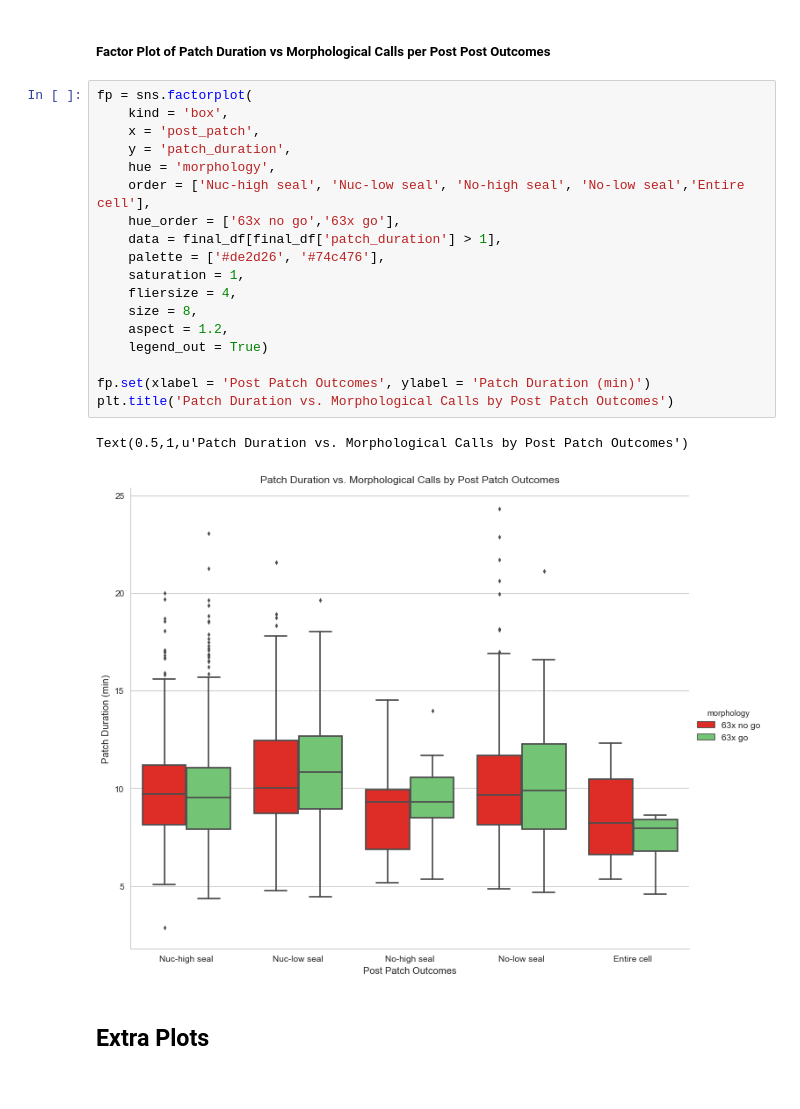
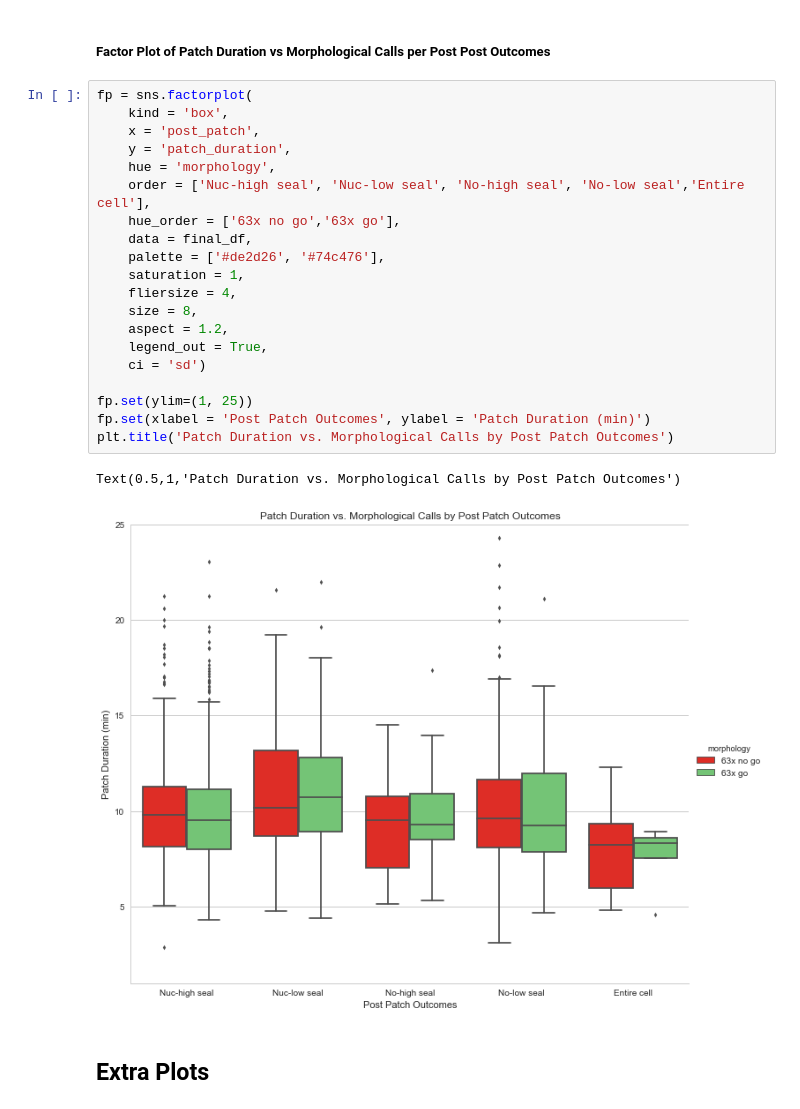
Before and after one commit to ramr24/Personal, a Jupyter notebook: Analysis-Patch Duration vs Morphology by Post Patch Outcomes.ipynb, the cells around one changed output. Drawn from its saved outputs; the diff is of its cells as text.

```diff
--- a/Analysis-Patch Duration vs Morphology by Post Patch Outcomes.ipynb
+++ b/Analysis-Patch Duration vs Morphology by Post Patch Outcomes.ipynb
@@ -377,24 +385,26 @@ memory usage: 42.9+ KB
 # %%
 fp = sns.factorplot(
     kind = 'box',
     x = 'post_patch',
     y = 'patch_duration',
     hue = 'morphology',
     order = ['Nuc-high seal', 'Nuc-low seal', 'No-high seal', 'No-low seal','Entire cell'],
     hue_order = ['63x no go','63x go'],
-    data = final_df[final_df['patch_duration'] > 1],
+    data = final_df,
     palette = ['#de2d26', '#74c476'],
     saturation = 1,
     fliersize = 4,
     size = 8,
     aspect = 1.2,
-    legend_out = True)
+    legend_out = True,
+    ci = 'sd')
 
+fp.set(ylim=(1, 25))
 fp.set(xlabel = 'Post Patch Outcomes', ylabel = 'Patch Duration (min)')
 plt.title('Patch Duration vs. Morphological Calls by Post Patch Outcomes')
 # %% [output]
-Text(0.5,1,u'Patch Duration vs. Morphological Calls by Post Patch Outcomes')
+Text(0.5,1,'Patch Duration vs. Morphological Calls by Post Patch Outcomes')
-[figure, old version]
+[figure, new version]
 # %% [markdown]
 ## Extra Plots
 # %%
```
Also changed, not shown: parts of 19 cells of this notebook, 4 other files.
